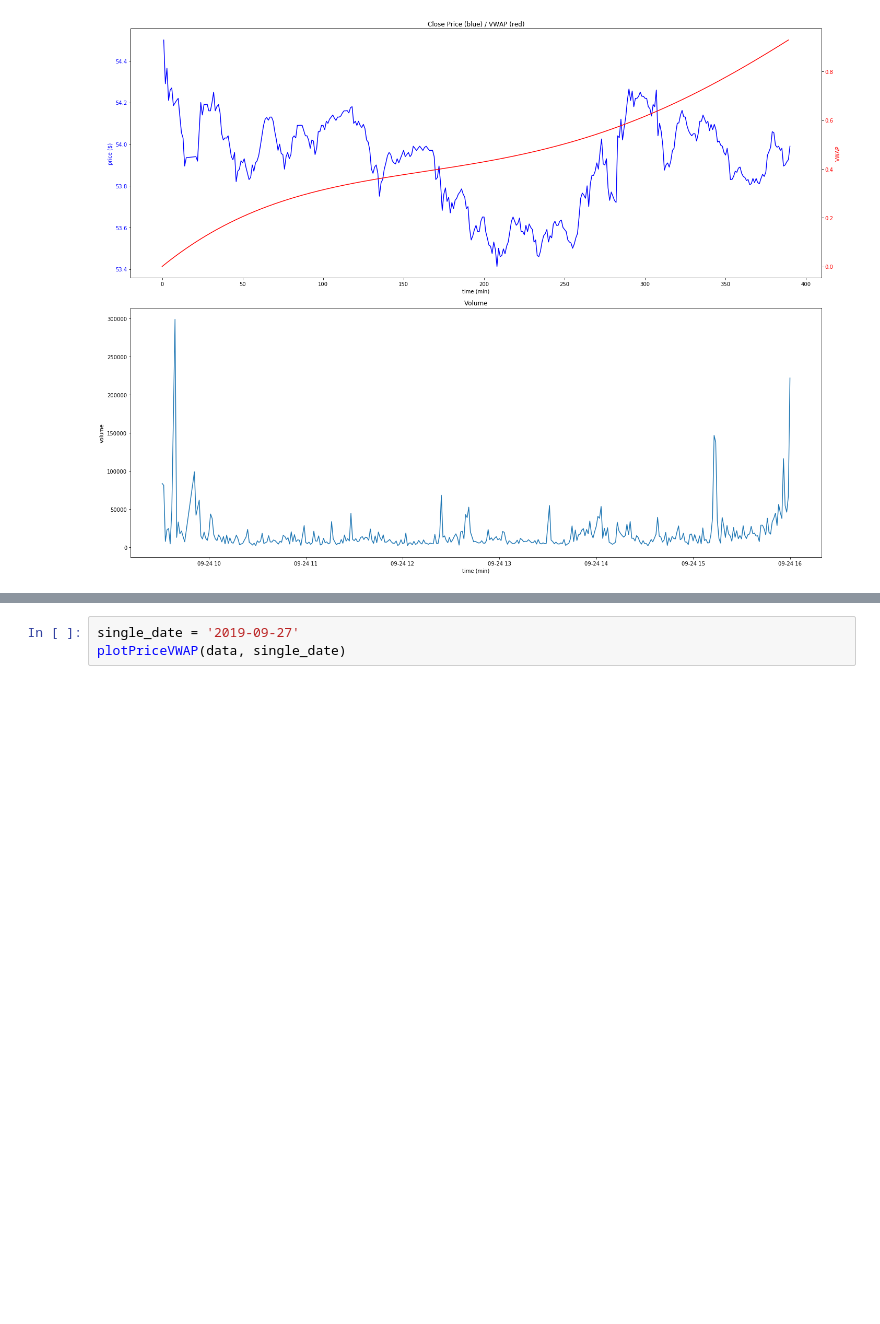
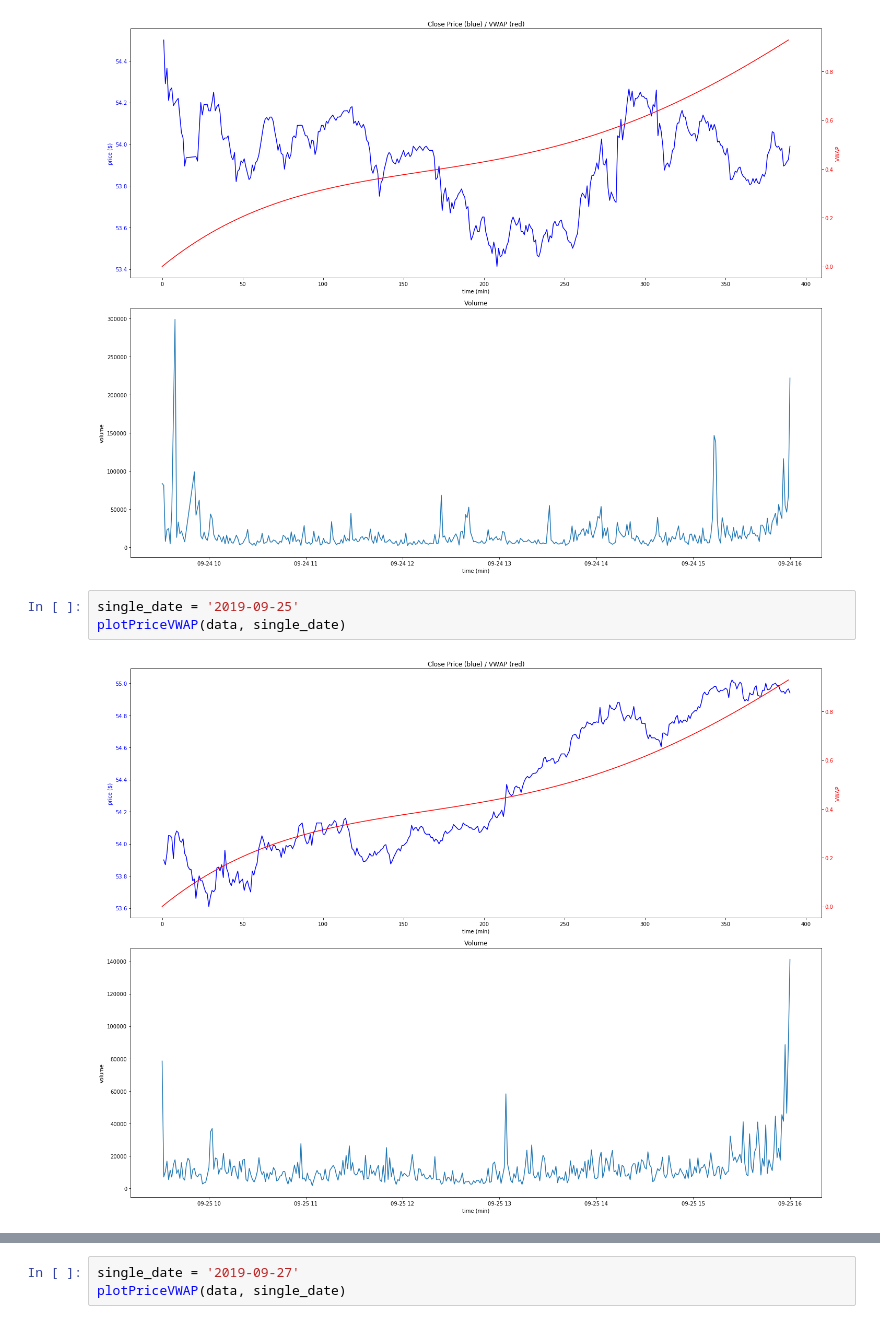
Before and after one commit to r50206v/E4729-Algorithm-Trading, a Jupyter notebook: Assignment 1/assignment1-5.ipynb, the cells around one changed output, grey strips where cells are left out. Cells and saved outputs as stored; diff of their text form; blank space fills up the shorter version.

```diff
--- a/Assignment 1/assignment1-5.ipynb
+++ b/Assignment 1/assignment1-5.ipynb
@@ -187,3 +187,8 @@ single_date = '2019-09-24'
 plotPriceVWAP(data, single_date)
 # %% [output]
 [figure]
+# %%
+single_date = '2019-09-25'
+plotPriceVWAP(data, single_date)
+# %% [output]
+[figure, added]
```
Also changed, not shown: parts of 5 cells of this notebook.
